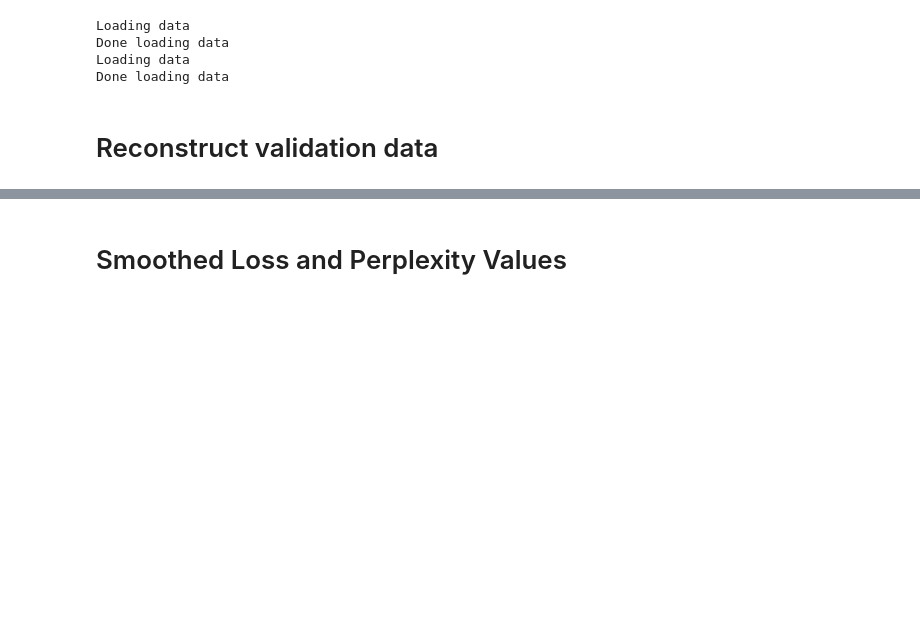
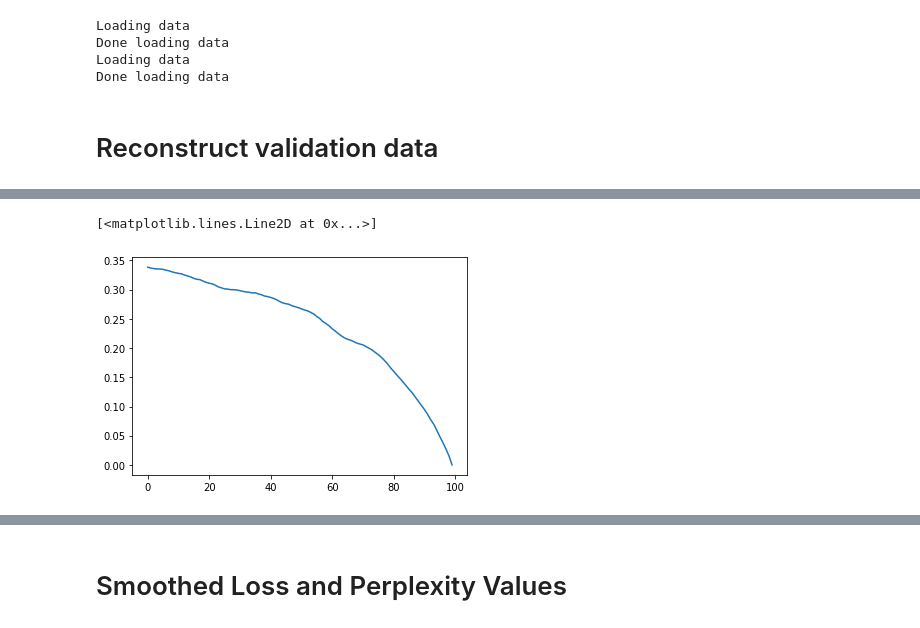
Before and after one commit to MishaLaskin/vqvae, a Jupyter notebook: visualization.ipynb, the cells around one changed output, grey strips where cells are left out. Saved outputs shown, nothing was run; the diff lists cells and outputs as text; code cells hidden in the pictures; blank space fills up the shorter version.

```diff
--- a/visualization.ipynb
+++ b/visualization.ipynb
@@ -112,0 +166,10 @@ Done loading data
+# %%
+#print(np.array(d).mean(0).shape)
+#print(np.array(d[0:1]).shape)
+path =3
+y1 = (np.array(rd)[:].mean(0))
+y2 = (np.array(nnds).mean(0))
+plt.plot(y1)
+# %% [output]
+[<matplotlib.lines.Line2D at 0x...>]
+[figure, added]
```
Also changed, not shown: parts of 20 cells of this notebook, 9 other files.
